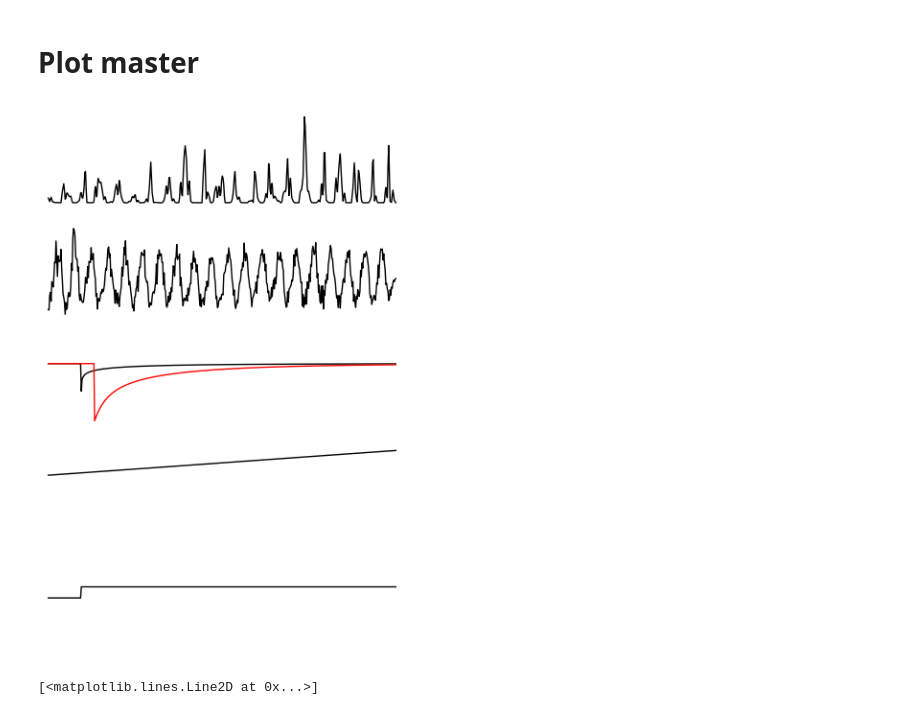
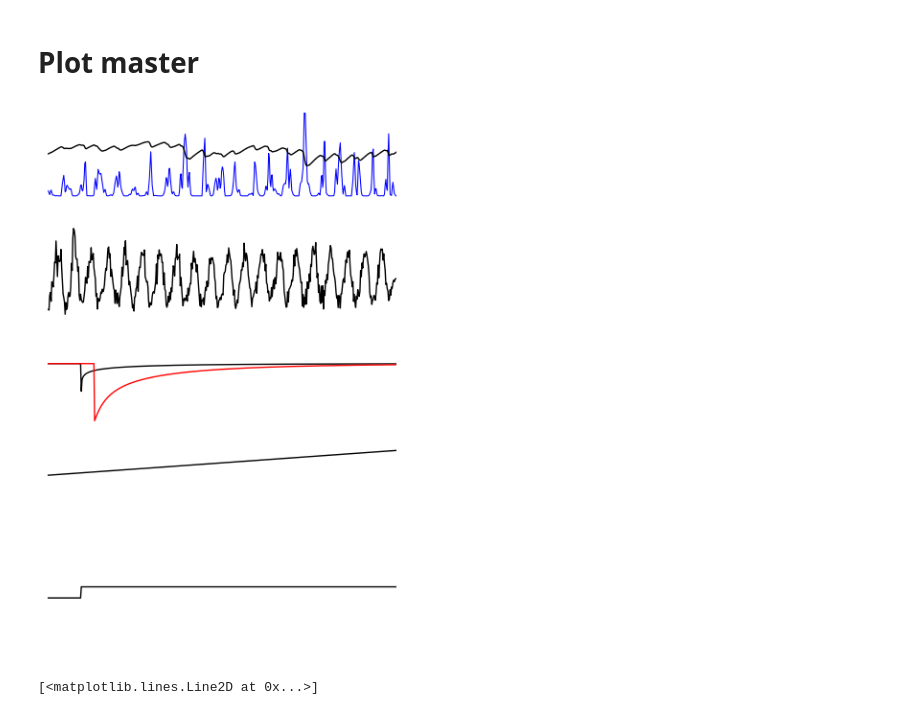
Before and after one commit to kura-okubo/SeisMonitoring_Paper, a Jupyter notebook: Appx/modelschematic/plot_model_schematics_dvv.ipynb, the cells around one changed output. Drawn from its saved outputs; the diff is of its cells as text; code cells hidden in the pictures.

```diff
--- a/Appx/modelschematic/plot_model_schematics_dvv.ipynb
+++ b/Appx/modelschematic/plot_model_schematics_dvv.ipynb
@@ -74,0 +61,13 @@ df_preciptemp_filt
+# %%
+def SSW06(precip, phi, a): # originally developped in Julia by Tim Clements
+    Nprecip = len(precip)
+    expij = [np.exp(-a*x) for x in range(Nprecip)]
+    GWL = np.convolve(expij, precip - np.mean(precip), mode='full')[:Nprecip] / phi
+    return GWL
+# %%
+phi = 0.05
+a_SSW06 = 0.0243
+GWL = SSW06(np.array(df_preciptemp["precip"])/1e3, phi, a_SSW06)
+
+GWL = GWL - np.mean(GWL)
+df_preciptemp["GWL"] = -GWL #negative effect to dv/v
@@ -147,37 +169,45 @@ y_resheal = compute_residualhealing(unix_tvec, c, unix_tSS)
 # %%
 fig, axs = plt.subplots(5, 1, figsize=(4, 6), sharex=True)
 lw = 1
-# precipitation
-axs[0].plot(uniform_tvec, df_preciptemp_filt["precip"], "-", c="k", lw=lw)
+# # precipitation
+# axs[0].plot(uniform_tvec, df_preciptemp_filt["precip"], "-", c="k", lw=lw)
+
+# Delta GWL
+p1 = 0.002
+p1_precip = 0.0008
+axs[0].plot(uniform_tvec, p1*df_preciptemp_filt["GWL"]-0.02, "-", c="k", lw=lw)
+axs[0].plot(uniform_tvec, p1_precip*df_preciptemp_filt["precip"]-0.1, "-", c="b", lw=0.75, zorder=-1)
+axs[0].set_ylim([-0.12, 0.05])
+
 # temperature
 
 axs[1].plot(uniform_tvec, df_preciptemp_filt["CAVG"], "-", c="k", lw=lw)
 
 # logheal
 axs[2].plot(uniform_tvec, y_SS, "-", c="k", lw=lw)
 axs[2].plot(uniform_tvec, y_PF, "-", c="r", lw=lw)
 axs[2].set_ylim([-0.12, 0.05])
 
 # linear trend
 axs[3].plot(uniform_tvec, y_lintrend, "-", c="k", lw=lw)
 axs[3].set_ylim([-0.12, 0.05])
 
 # residual healing
 axs[4].plot(uniform_tvec, y_resheal, "-", c="k", lw=lw)
 axs[4].set_ylim([-0.12, 0.05])
 
 
 axs[0].set_xlim([datetime.datetime(2002, 1,1), datetime.datetime(2022, 6,1)])
 
 for i in range(5):
     axs[i].set_axis_off()
 
 
 plt.tight_layout()
 plt.savefig(output_imgdir+"/modelschematic_dvv.png", format="png", dpi=150)
 plt.savefig(output_imgdir+"/modelschematic_dvv.eps", format="eps")
 # %% [output]
-[figure, old version]
+[figure, new version]
 # %%
 plt.plot(uniform_tvec, np.array(y_SS)+np.array(y_PF)+np.array(y_resheal))
 # %% [output]
```
Also changed, not shown: parts of 6 cells of this notebook.
